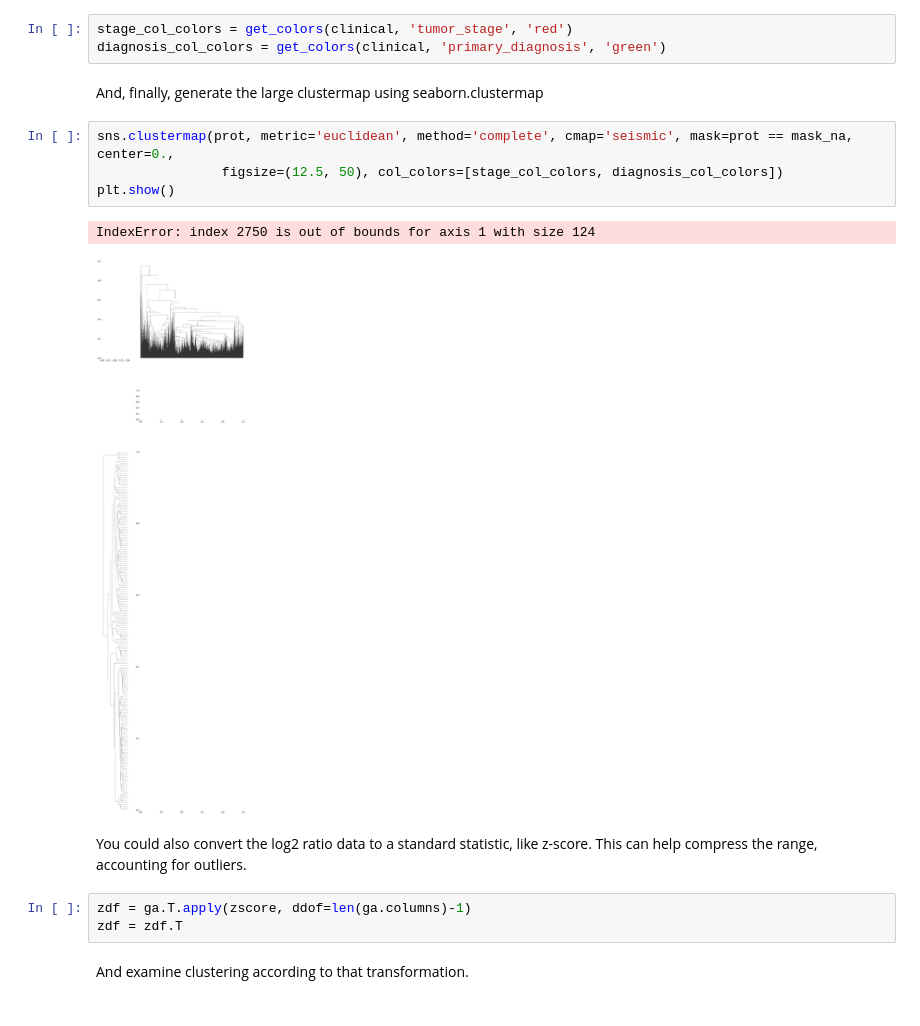
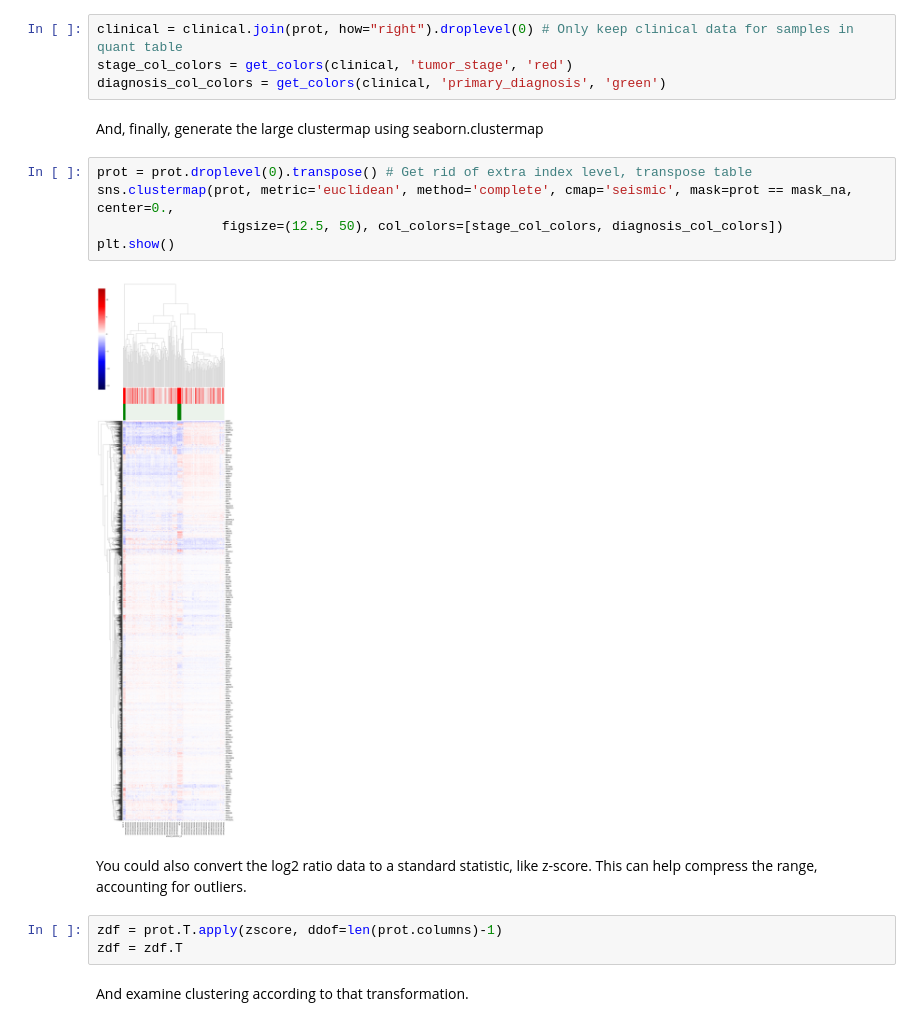
Before and after one commit to caleb-lindgren/scratchpad, a Jupyter notebook: PDC_clustergram_new.ipynb, the cells around one changed output. Saved outputs shown, nothing was run; the diff lists cells and outputs as text.

```diff
--- a/PDC_clustergram_new.ipynb
+++ b/PDC_clustergram_new.ipynb
@@ -75,22 +38,23 @@ def get_colors(df, name, color) -> pd.Series:
 # %% [markdown]
 Next, call get_colors() to map the tumor_stage and primary_diagnosis attributes.  Others are available.
 # %%
+clinical = clinical.join(prot, how="right").droplevel(0) # Only keep clinical data for samples in quant table
 stage_col_colors = get_colors(clinical, 'tumor_stage', 'red')
 diagnosis_col_colors = get_colors(clinical, 'primary_diagnosis', 'green')
 # %% [markdown]
 And, finally, generate the large clustermap using seaborn.clustermap
 # %%
+prot = prot.droplevel(0).transpose() # Get rid of extra index level, transpose table
 sns.clustermap(prot, metric='euclidean', method='complete', cmap='seismic', mask=prot == mask_na, center=0.,
                 figsize=(12.5, 50), col_colors=[stage_col_colors, diagnosis_col_colors])
 plt.show()
 # %% [output]
-IndexError: index 2750 is out of bounds for axis 1 with size 124
-[figure, old version]
+[figure, new version]
 # %% [markdown]
 You could also convert the log2 ratio data to a standard statistic, like z-score.
 This can help compress the range, accounting for outliers.
 # %%
-zdf = ga.T.apply(zscore, ddof=len(ga.columns)-1)
+zdf = prot.T.apply(zscore, ddof=len(prot.columns)-1)
 zdf = zdf.T
 # %% [markdown]
 And examine clustering according to that transformation.
```
Also changed, not shown: parts of 6 cells of this notebook.
